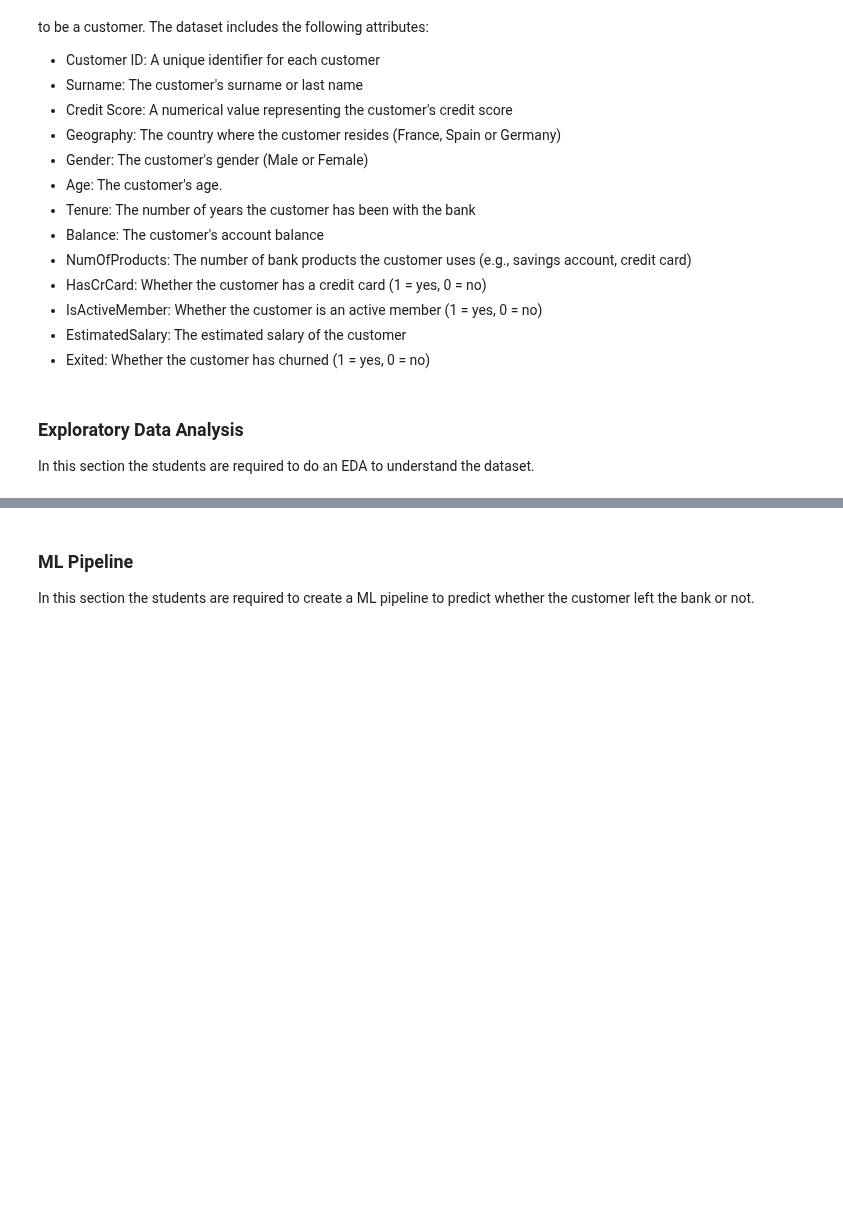
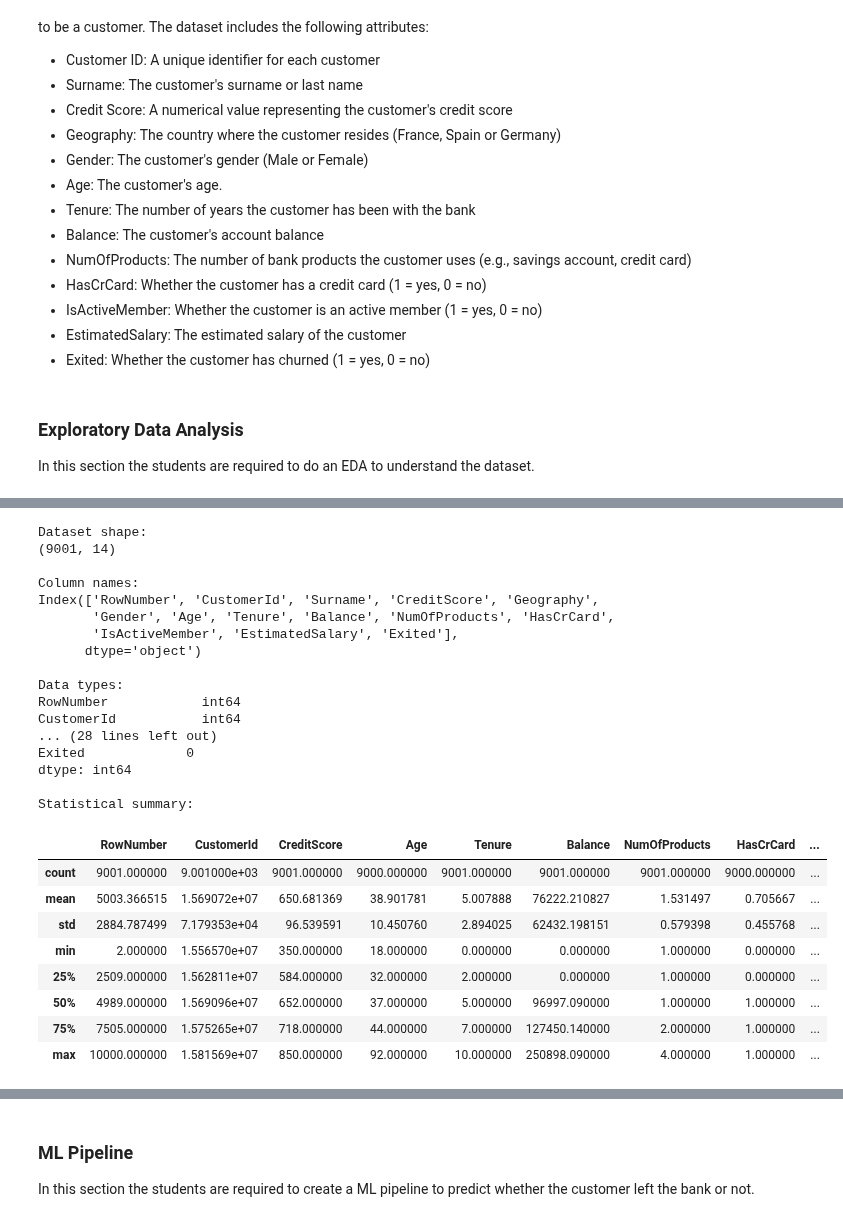
Before and after one commit to Albarran26/mlops-and-system-design, a Jupyter notebook: sesion 2 exerrcise/[exercise] machine-learning-pipeline.ipynb, the cells around one changed output, grey strips where cells are left out. Saved outputs shown, nothing was run; the diff lists cells and outputs as text; code cells hidden in the pictures; blank space fills up the shorter version.

```diff
--- a/sesion 2 exerrcise/[exercise] machine-learning-pipeline.ipynb
+++ b/sesion 2 exerrcise/[exercise] machine-learning-pipeline.ipynb
@@ -30,3 +42,4 @@ In this section the students are required to do an EDA to understand the dataset
 # %%
-# Load the dataset
-...
+df = pd.read_csv("../datasets/Churn_Modelling_train_test.csv")
+
+df.head()
@@ -33,5 +53,50 @@ In this section the students are required to do an EDA to understand the dataset
 # %%
 # dataset analysis
-...
+# shape of dataset
+print("Dataset shape:")
+print(df.shape)
+
+# column names
+print("\nColumn names:")
+print(df.columns)
+
+# data types
+print("\nData types:")
+print(df.dtypes)
+
+# missing values
+print("\nMissing values:")
+print(df.isnull().sum())
+
+# statistical summary
+print("\nStatistical summary:")
+df.describe()
+# %% [output]
+Dataset shape:
+(9001, 14)
+
+Column names:
+Index(['RowNumber', 'CustomerId', 'Surname', 'CreditScore', 'Geography',
+       'Gender', 'Age', 'Tenure', 'Balance', 'NumOfProducts', 'HasCrCard',
+       'IsActiveMember', 'EstimatedSalary', 'Exited'],
+      dtype='object')
+
+Data types:
+RowNumber            int64
+CustomerId           int64
+... (28 lines left out)
+Exited             0
+dtype: int64
+
+Statistical summary:
+|  | RowNumber | CustomerId | CreditScore | Age | Tenure | Balance | NumOfProducts | HasCrCard | ... |
+| count | 9001.000000 | 9.001000e+03 | 9001.000000 | 9000.000000 | 9001.000000 | 9001.000000 | 9001.000000 | 9000.000000 | ... |
+| mean | 5003.366515 | 1.569072e+07 | 650.681369 | 38.901781 | 5.007888 | 76222.210827 | 1.531497 | 0.705667 | ... |
+| std | 2884.787499 | 7.179353e+04 | 96.539591 | 10.450760 | 2.894025 | 62432.198151 | 0.579398 | 0.455768 | ... |
+| min | 2.000000 | 1.556570e+07 | 350.000000 | 18.000000 | 0.000000 | 0.000000 | 1.000000 | 0.000000 | ... |
+| 25% | 2509.000000 | 1.562811e+07 | 584.000000 | 32.000000 | 2.000000 | 0.000000 | 1.000000 | 0.000000 | ... |
+| 50% | 4989.000000 | 1.569096e+07 | 652.000000 | 37.000000 | 5.000000 | 96997.090000 | 1.000000 | 1.000000 | ... |
+| 75% | 7505.000000 | 1.575265e+07 | 718.000000 | 44.000000 | 7.000000 | 127450.140000 | 2.000000 | 1.000000 | ... |
+| max | 10000.000000 | 1.581569e+07 | 850.000000 | 92.000000 | 10.000000 | 250898.090000 | 4.000000 | 1.000000 | ... |
 # %%
 # review categorical variables
```
Also changed, not shown: parts of 15 cells of this notebook, 1 other file.
